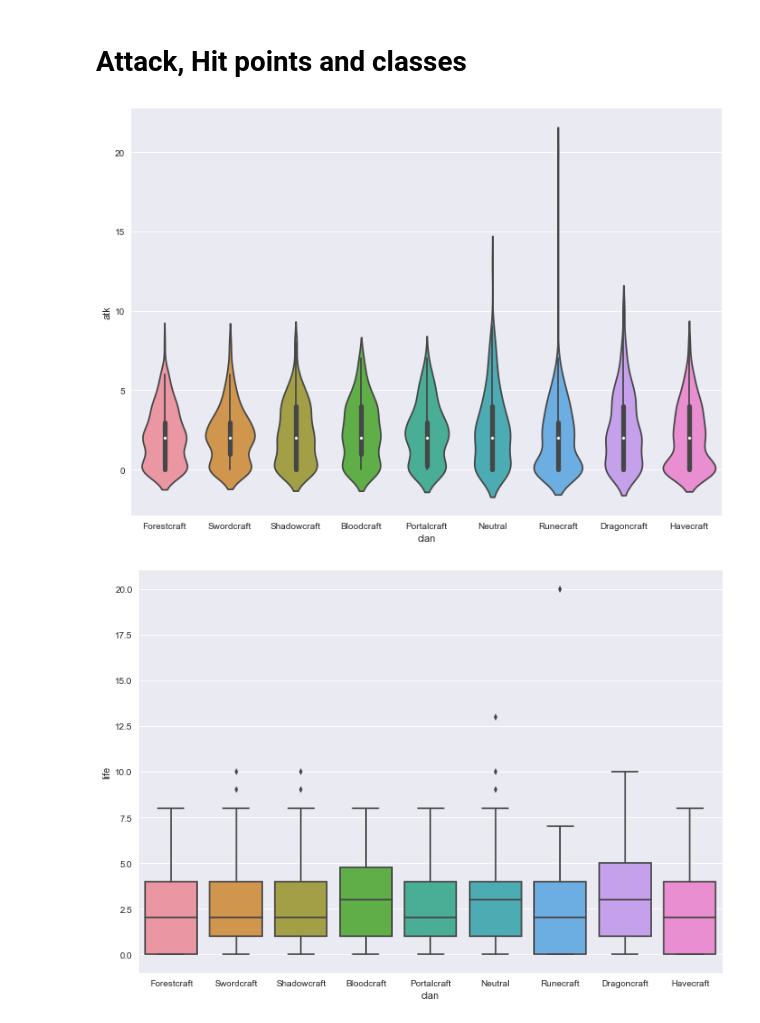
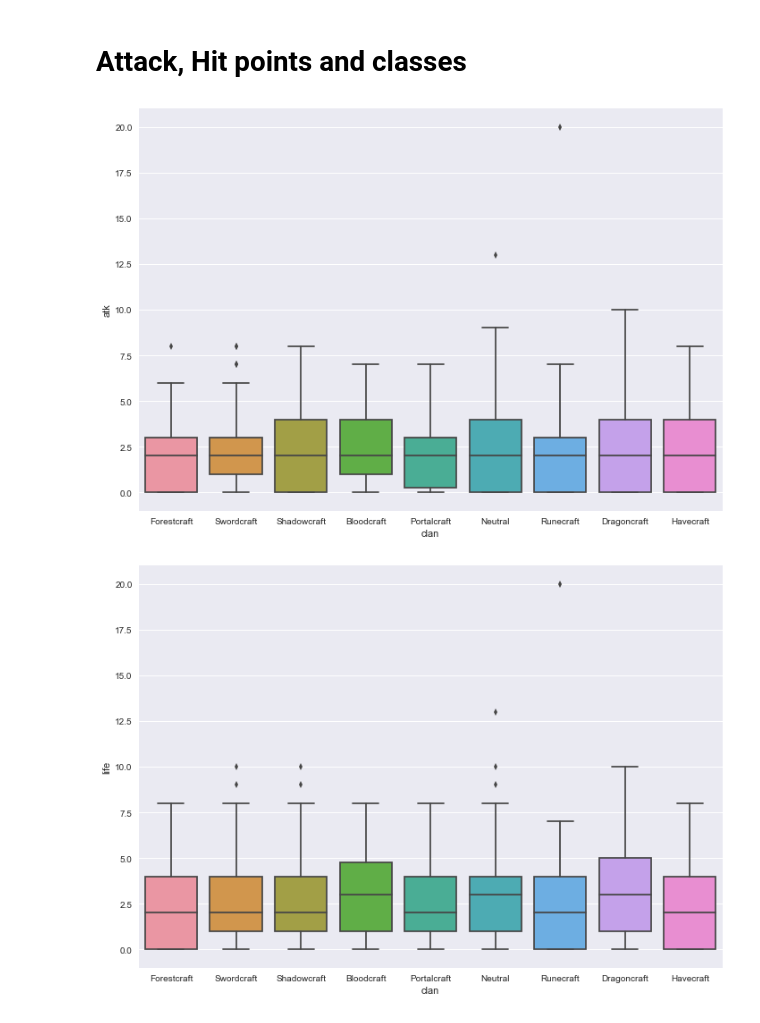
Before and after one commit to kerotairo/Shadowverse_Exploration, a Jupyter notebook: Exploration.ipynb, the cells around one changed output. Drawn from its saved outputs; the diff is of its cells as text; code cells hidden in the pictures.

Commit message:
reverted to boxplot

```diff
--- a/Exploration.ipynb
+++ b/Exploration.ipynb
@@ -137,9 +137,9 @@ base_cards.head()
 # %%
 import seaborn as sns
 sns.set(rc={'figure.figsize':(11.7,8.27)})
-ax = sns.violinplot(x="clan", y="atk", data=base_cards)
+ax = sns.boxplot(x="clan", y="atk", data=base_cards)
 # %% [output]
-[figure, old version]
+[figure, new version]
 # %%
 ax = sns.boxplot(x="clan", y="life", data=base_cards)
 # %% [output]
```
